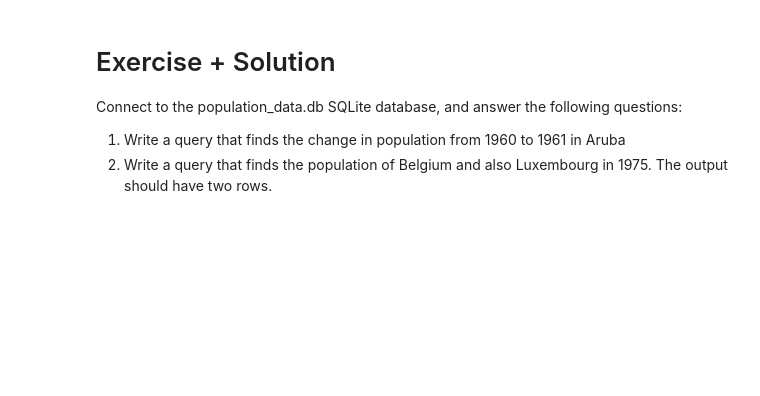
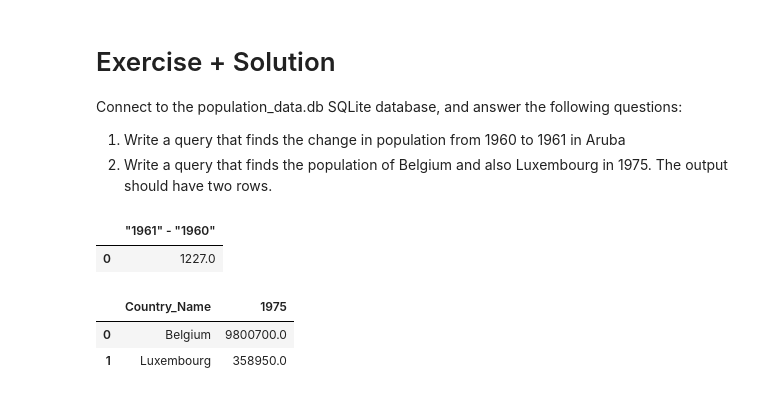
Before and after one commit to jose0628/data_science_bootcamp, a Jupyter notebook: Python/Python_Tier_1/Tier_1_Solutions/3_sql_exercise/3_sql_exercise_solution.ipynb, the cells around one changed output. Drawn from its saved outputs; the diff is of its cells as text; code cells hidden in the pictures; blank space fills up the shorter version.

```diff
--- a/Python/Python_Tier_1/Tier_1_Solutions/3_sql_exercise/3_sql_exercise_solution.ipynb
+++ b/Python/Python_Tier_1/Tier_1_Solutions/3_sql_exercise/3_sql_exercise_solution.ipynb
@@ -83,9 +94,16 @@ Connect to the population_data.db SQLite database, and answer the following ques
 # %%
 import pandas as pd
 import os
 from sqlalchemy import create_engine
 
-engine = create_engine('sqlite:////home/workspace/3_sql_exercise/population_data.db')
+engine = create_engine('sqlite:///population_data.db')
 pd.read_sql('SELECT "1961" - "1960" FROM population_data WHERE Country_Name = "Aruba"', engine)
+# %% [output]
+|  | "1961" - "1960" |
+| 0 | 1227.0 |
 # %%
 pd.read_sql('SELECT "Country_Name", "1975" FROM population_data WHERE Country_Name = "Belgium" OR Country_Name = "Luxembourg"', engine)
+# %% [output]
+|  | Country_Name | 1975 |
+| 0 | Belgium | 9800700.0 |
+| 1 | Luxembourg | 358950.0 |
```
Also changed, not shown: parts of 1 cell of this notebook, 1 other file.
